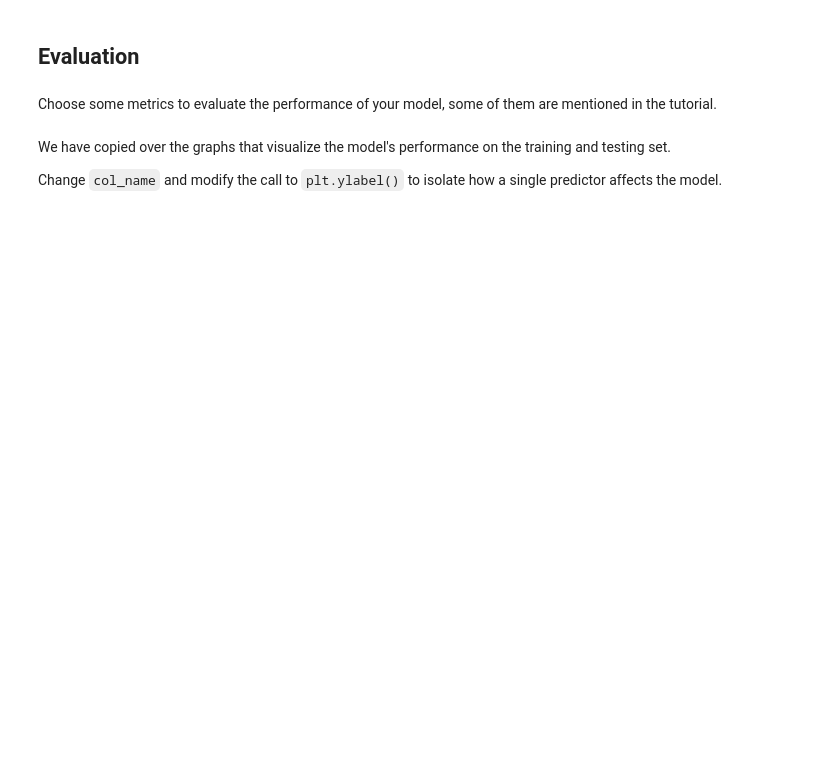
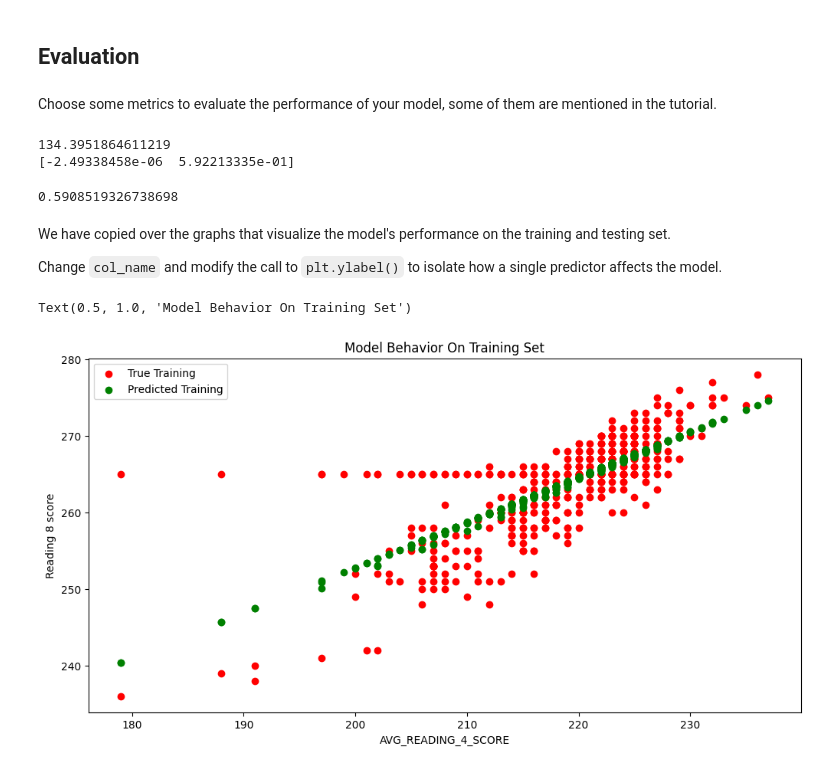
Before and after one commit to billhwucj/MDST-Tutorial, a Jupyter notebook: tutorial1/checkpoint1.ipynb, the cells around one changed output. Drawn from its saved outputs; the diff is of its cells as text; code cells hidden in the pictures; blank space fills up the shorter version.

```diff
--- a/tutorial1/checkpoint1.ipynb
+++ b/tutorial1/checkpoint1.ipynb
@@ -164,8 +159,14 @@ from sklearn.model_selection import train_test_split
+# %%
+# @@@ 8
+
+X = df[['GRADES_8_G', 'AVG_READING_4_SCORE']].dropna()
+y = df.loc[X.index]['AVG_READING_8_SCORE']
+y.fillna(y.median(), inplace=True)
 # %%
 # @@@ 9
 
-# X_train, X_test, y_train, y_test = train_test_split(
-#      X, y, test_size=, random_state=42)
+X_train, X_test, y_train, y_test = train_test_split(
+     X, y, test_size=.2, random_state=42)
 # %% [markdown]
 <h2> Prediction </h2>
 # %% [markdown]
@@ -176,6 +178,6 @@ ML Models [Resource](https://medium.com/@vijaya.beeravalli/comparison-of-machine
 # %%
 # @@@ 11
 # create your model here
-# model =
+model = LinearRegression()
 # %%
 model.fit(X_train, y_train)
@@ -190,3 +192,12 @@ Choose some metrics to evaluate the performance of your model, some of them are
+# %%
+# @@@ 12
+print(model.intercept_)
+print(model.coef_)
+model.score(X_test, y_test)
+# %% [output]
+134.3951864611219
+[-2.49338458e-06  5.92213335e-01]
+0.5908519326738698
 # %% [markdown]
 We have copied over the graphs that visualize the model's performance on the training and testing set.
 
@@ -194,17 +205,20 @@ Change `col_name` and modify the call to `plt.ylabel()` to isolate how a single
 # %%
 # @@@ 13
 
-# col_name = 'COLUMN NAME OF ONE PREDICTOR'
+col_name = 'AVG_READING_4_SCORE'
 
 
-# f = plt.figure(figsize=(12,6))
-# plt.scatter(X_train[col_name], y_train, color = "red")
-# plt.scatter(X_train[col_name], model.predict(X_train), color = "green")
+f = plt.figure(figsize=(12,6))
+plt.scatter(X_train[col_name], y_train, color = "red")
+plt.scatter(X_train[col_name], model.predict(X_train), color = "green")
 
-# plt.legend(['True Training','Predicted Training'])
-# plt.xlabel(col_name)
-# plt.ylabel('NAME OF THE PREDICTOR')
-# plt.title("Model Behavior On Training Set")
+plt.legend(['True Training','Predicted Training'])
+plt.xlabel(col_name)
+plt.ylabel('Reading 8 score')
+plt.title("Model Behavior On Training Set")
+# %% [output]
+Text(0.5, 1.0, 'Model Behavior On Training Set')
+[figure, added]
 # %%
 # @@@ 14
 
```
Also changed, not shown: parts of 5 cells of this notebook, 1 other file.
